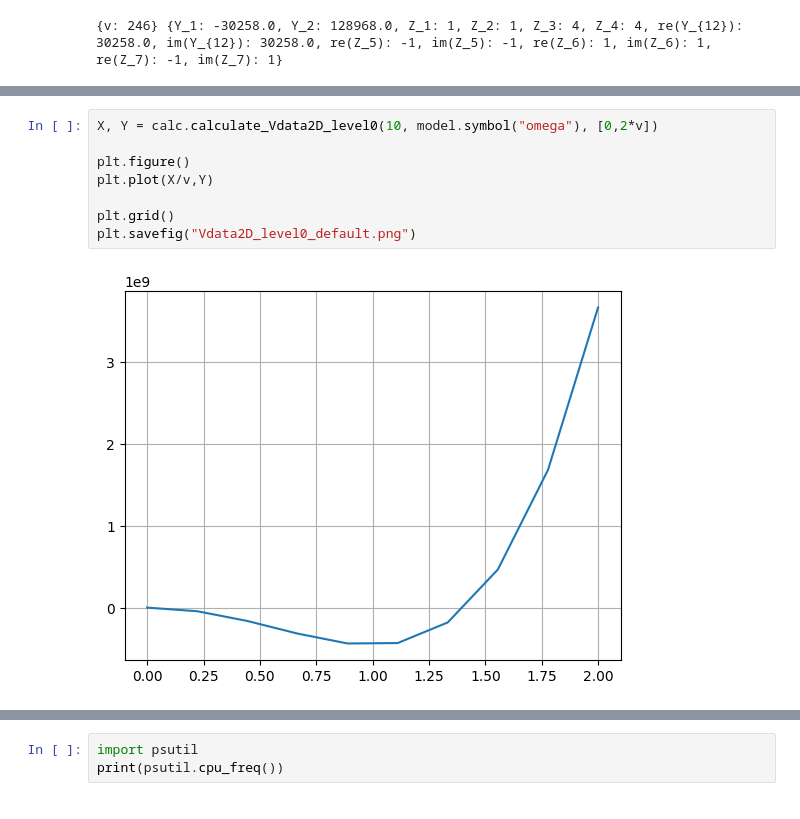
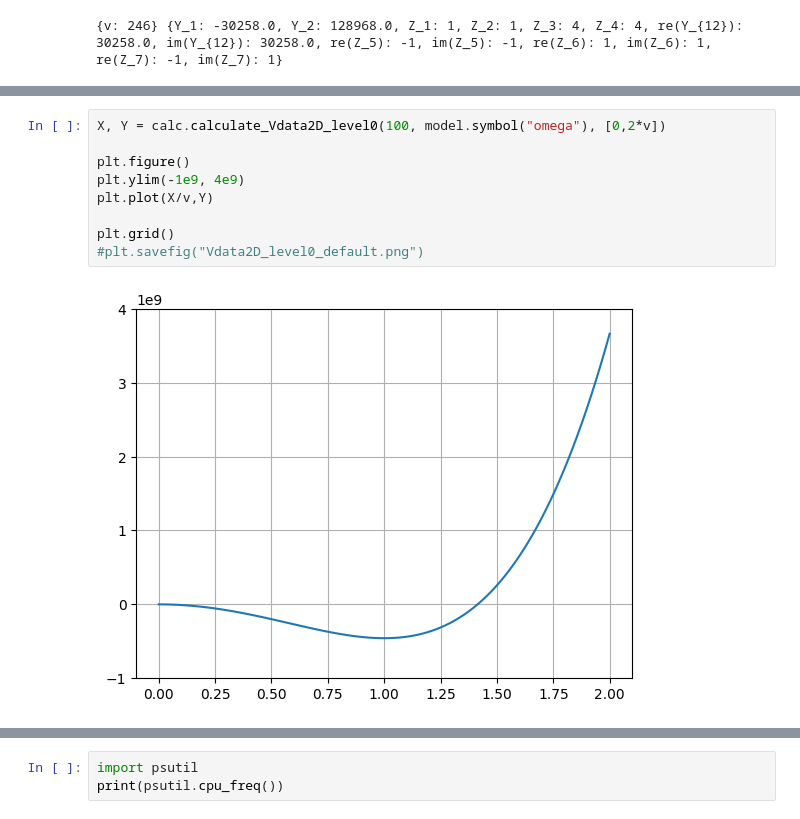
Before and after one commit to Jallemannen/G2HDM, a Jupyter notebook: Notebooks/Debug.ipynb, the cells around one changed output, grey strips where cells are left out. Cells and saved outputs as stored; diff of their text form.

```diff
--- a/Notebooks/Debug.ipynb
+++ b/Notebooks/Debug.ipynb
@@ -214,15 +214,16 @@ display(sp.Matrix(result))
         1    0.000    0.000    0.000    0.000 {method 'append' of 'collections.deque' objects}
 $\displaystyle \left[\begin{matrix}42236.7439327188 & 38191.0058336305 & -1714.1792880693 & 69213.0836627429 & 0.0 & 0.0 & 0.0 & 0.0\\38191.0058336305 & -8379.41043622928 & -54193.8609277604 & -7498.98428074401 & 0.0 & 0.0 & 0.0 & 0.0\\-1714.1792880693 & -54193.8609277604 & 25485.2778554436 & 40229.5978759713 & 0.0 & 0.0 & 0.0 & 0.0\\69213.0836627429 & -7498.98428074401 & 40229.5978759713 & 2567.79977374144 & 0.0 & 0.0 & 0.0 & 0.0\\0.0 & 0.0 & 0.0 & 0.0 & 24487.4440235119 & 44906.0140220025 & 0.0 & 56779.8742790042\\0.0 & 0.0 & 0.0 & 0.0 & 44906.0140220025 & -5745.25882509257 & -56779.8742790041 & 0.0\\0.0 & 0.0 & 0.0 & 0.0 & 0.0 & -56779.8742790041 & 24487.4440235119 & 44906.0140220026\\0.0 & 0.0 & 0.0 & 0.0 & 56779.8742790041 & 0.0 & 44906.0140220026 & -5745.25882509257\end{matrix}\right]$
 # %%
-X, Y = calc.calculate_Vdata2D_level0(10, model.symbol("omega"), [0,2*v])
+X, Y = calc.calculate_Vdata2D_level0(100, model.symbol("omega"), [0,2*v])
 
 plt.figure()
+plt.ylim(-1e9, 4e9)
 plt.plot(X/v,Y)
 
 plt.grid()
-plt.savefig("Vdata2D_level0_default.png")
+#plt.savefig("Vdata2D_level0_default.png")
 # %% [output]
-[figure, old version]
+[figure, new version]
 # %%
 
 
```
Also changed, not shown: parts of 1 cell of this notebook.
